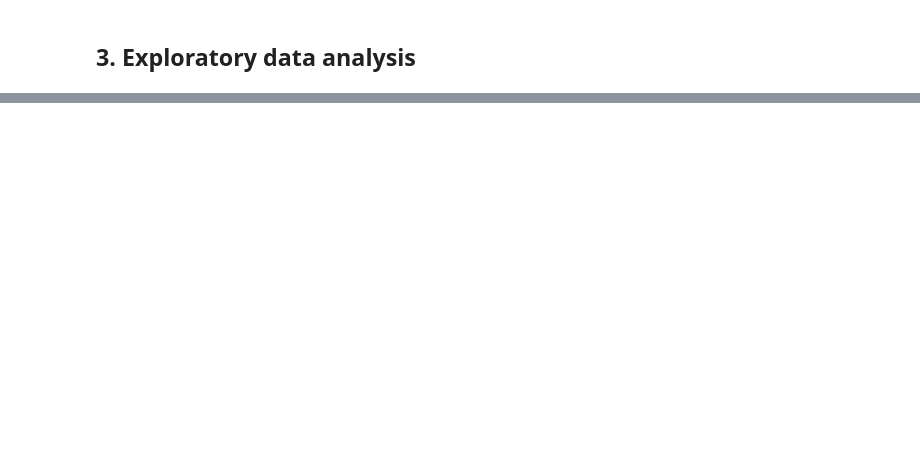
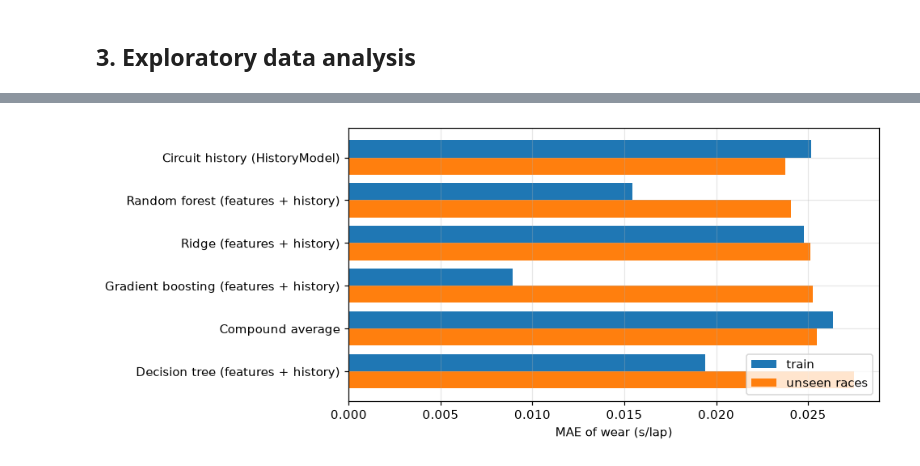
Before and after one commit to anerudh-k/f1-tyre-strategy, a Jupyter notebook: notebooks/03_generic_model.ipynb, the cells around one changed output, grey strips where cells are left out. Drawn from its saved outputs; the diff is of its cells as text; code cells hidden in the pictures; blank space fills up the shorter version.

```diff
--- a/notebooks/03_generic_model.ipynb
+++ b/notebooks/03_generic_model.ipynb
@@ -24,7 +28,6 @@ pd.set_option("display.max_columns", 40); pd.set_option("display.width", 200)
 os.makedirs("figures", exist_ok=True); os.makedirs("data", exist_ok=True)
 # %%
 # --- Config ---
-YEARS = (2023, 2024, 2025, 2026)   # seasons to learn from (OpenF1 starts in 2023)
-TARGET_YEAR, TARGET_GP = 2026, "Sao Paulo"   # race to predict (accents optional)
-TARGET_OVERRIDES = {}   # known-in-advance values, e.g. {"TrackTemp": 48} from the forecast
-FUEL_START_KG, SEC_PER_KG = 100.0, 0.03
+YEARS = (2023, 2024, 2025, 2026)            # seasons to learn from (OpenF1 starts in 2023)
+TARGET_YEAR, TARGET_GP = 2026, "Las Vegas"  # race to predict (accents optional)
+TEST_FROM = 202501                          # validation: predict every race from 2025 R1 on
@@ -196,0 +271,3 @@ print("saved", out, "-> set MODEL_FILE to this in notebook 02")
+# %%
+results, preds = compare_models(L, TEST_FROM)
+results.round(4)
@@ -196,0 +282,7 @@ print("saved", out, "-> set MODEL_FILE to this in notebook 02")
+# %%
+fig, ax = plt.subplots(figsize=(9, 3.8)); y = np.arange(len(results))
+ax.barh(y - 0.2, results.Train_MAE, 0.4, label="train"); ax.barh(y + 0.2, results.Test_MAE, 0.4, label="unseen races")
+ax.set_yticks(y); ax.set_yticklabels(results.Model); ax.invert_yaxis(); ax.set(xlabel="MAE of wear (s/lap)")
+ax.legend(); plt.tight_layout(); plt.savefig("figures/model_comparison.png", bbox_inches="tight")
+# %% [output]
+[figure, added]
```
Also changed, not shown: parts of 46 cells of this notebook, 1 other file.
